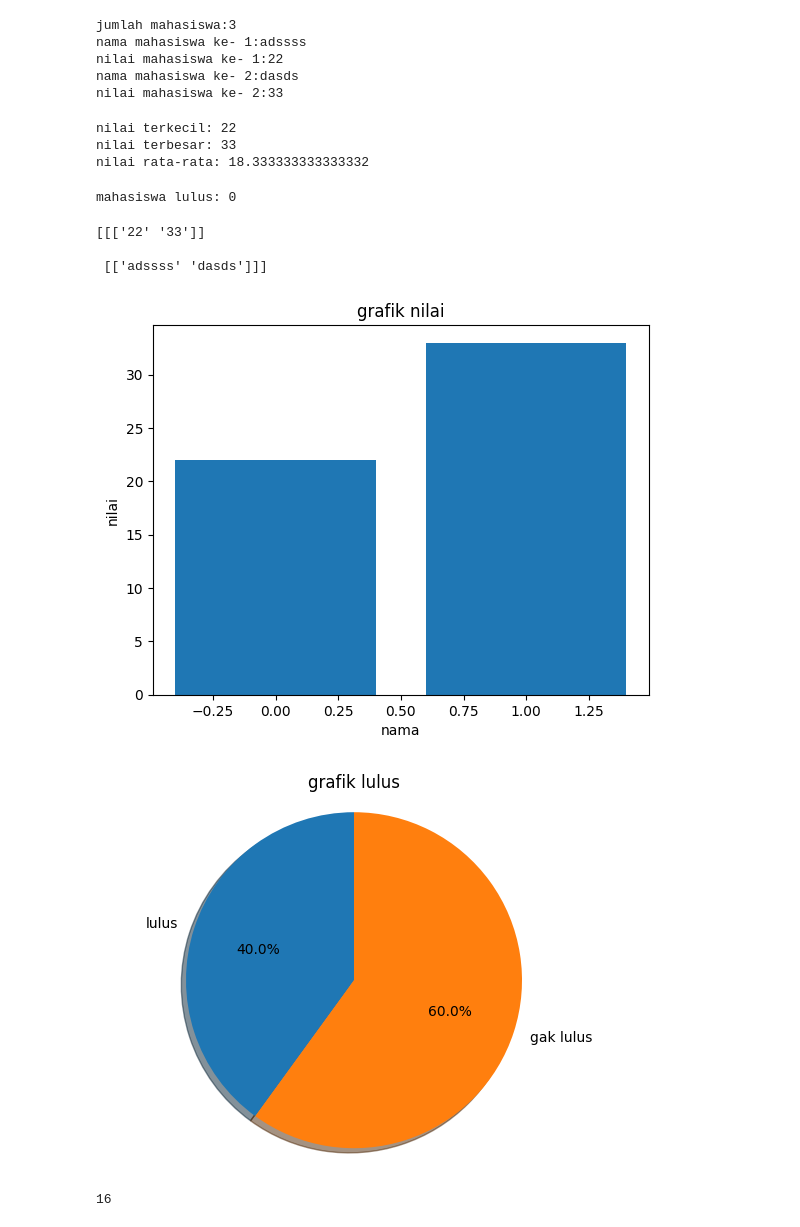
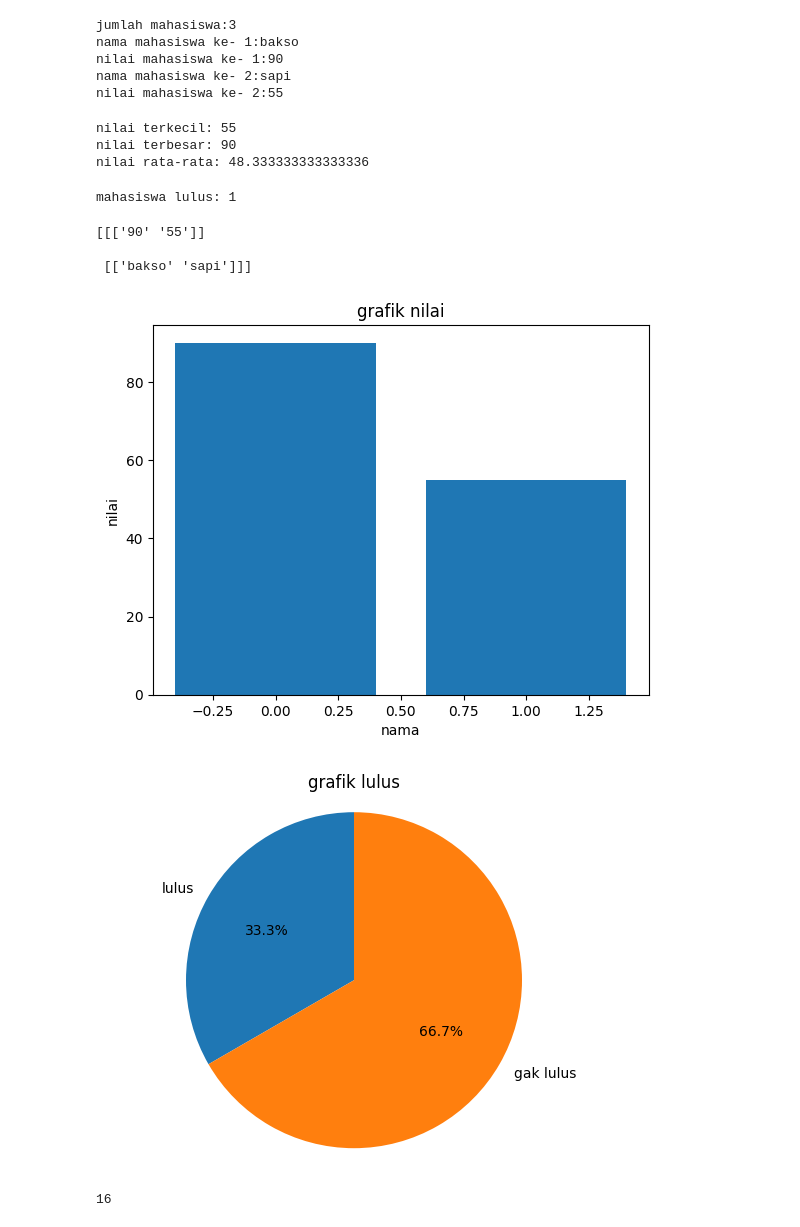
Before and after one commit to eyka0209akssjjs0209/01-array, a Jupyter notebook: latihan1.ipynb, the cells around one changed output. Saved outputs shown, nothing was run; the diff lists cells and outputs as text; code cells hidden in the pictures.

```diff
--- a/latihan1.ipynb
+++ b/latihan1.ipynb
@@ -4,22 +4,25 @@
 import numpy as bakso
 # %%
 
+jumlahe=[]
 jumlah=int(input("jumlah mahasiswa:"))
+jumlahe.append(jumlah)
 i=1
 nilay=[]
 namay=[]
 for i in range(1,jumlah):
     nm=input(f"nama mahasiswa ke- {i}:")
-    namay.append(nm)
+    namay.append(nm
+                 )
     ni=int(input(f"nilai mahasiswa ke- {i}:"))
     nilay.append(ni)
 i=+1
 # %% [output]
 jumlah mahasiswa:3
-nama mahasiswa ke- 1:adssss
-nilai mahasiswa ke- 1:22
-nama mahasiswa ke- 2:dasds
-nilai mahasiswa ke- 2:33
+nama mahasiswa ke- 1:bakso
+nilai mahasiswa ke- 1:90
+nama mahasiswa ke- 2:sapi
+nilai mahasiswa ke- 2:55
 # %%
 kecil=min(nilay)
 print("nilai terkecil:", kecil)
@@ -28,21 +31,21 @@ print("nilai terbesar:", besar)
 rata2=sum(nilay)/jumlah
 print("nilai rata-rata:", rata2)
 # %% [output]
-nilai terkecil: 22
-nilai terbesar: 33
-nilai rata-rata: 18.333333333333332
+nilai terkecil: 55
+nilai terbesar: 90
+nilai rata-rata: 48.333333333333336
 # %%
 lulus=[score for score in nilay if score >=60] #tidak tahu caranya hitung jadi line satu ini 100% AI, saya tidak paham maksud code nya apa
 print("mahasiswa lulus:",len(lulus))
 # %% [output]
-mahasiswa lulus: 0
+mahasiswa lulus: 1
 # %%
 grap=bakso.array([[nilay],[namay]])
 print(grap)
 # %% [output]
-[[['22' '33']]
+[[['90' '55']]
 
- [['adssss' 'dasds']]]
+ [['bakso' 'sapi']]]
 # %%
 import matplotlib.pyplot as hehe
 hehe.bar(range(len(nilay)), nilay)
@@ -51,19 +54,19 @@ hehe.xlabel("nama")
 hehe.ylabel("nilai")
 hehe.show()
 # %% [output]
-[figure, old version]
+[figure, new version]
 # %%
 
 import matplotlib.pyplot as oek_oek
 labels = ['lulus', 'gak lulus']
-sizes = nilay
+sizes = (len(lulus), (jumlah-len(lulus)))
 oek_oek.pie(sizes, labels=labels, autopct='%1.1f%%',
-        shadow=True, startangle=90)
+        startangle=90)
 oek_oek.title("grafik lulus")
 oek_oek.axis('equal')
 oek_oek.show()
 # %% [output]
-[figure, old version]
+[figure, new version]
 # %%
 dimensi3= bakso.array([
     [[0,2,3],
```
